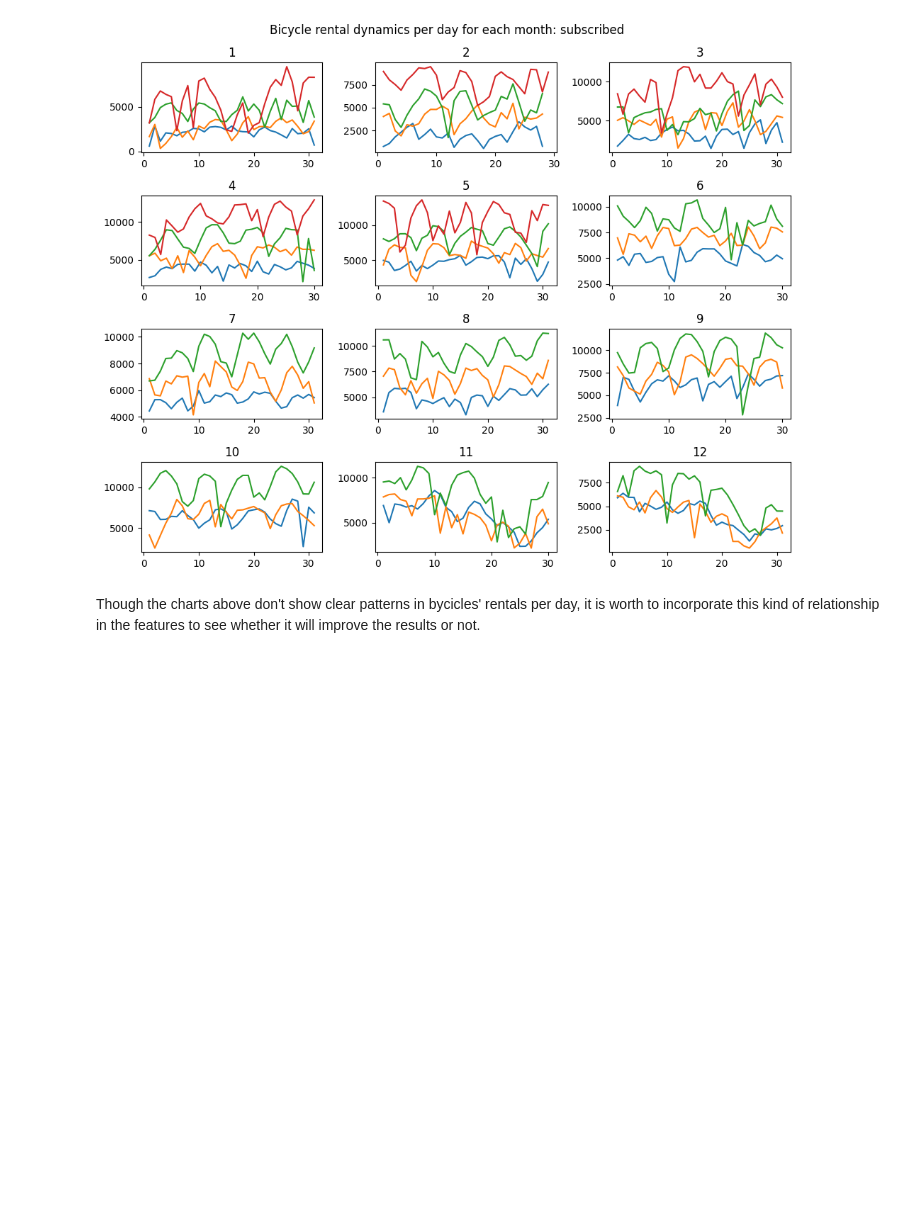
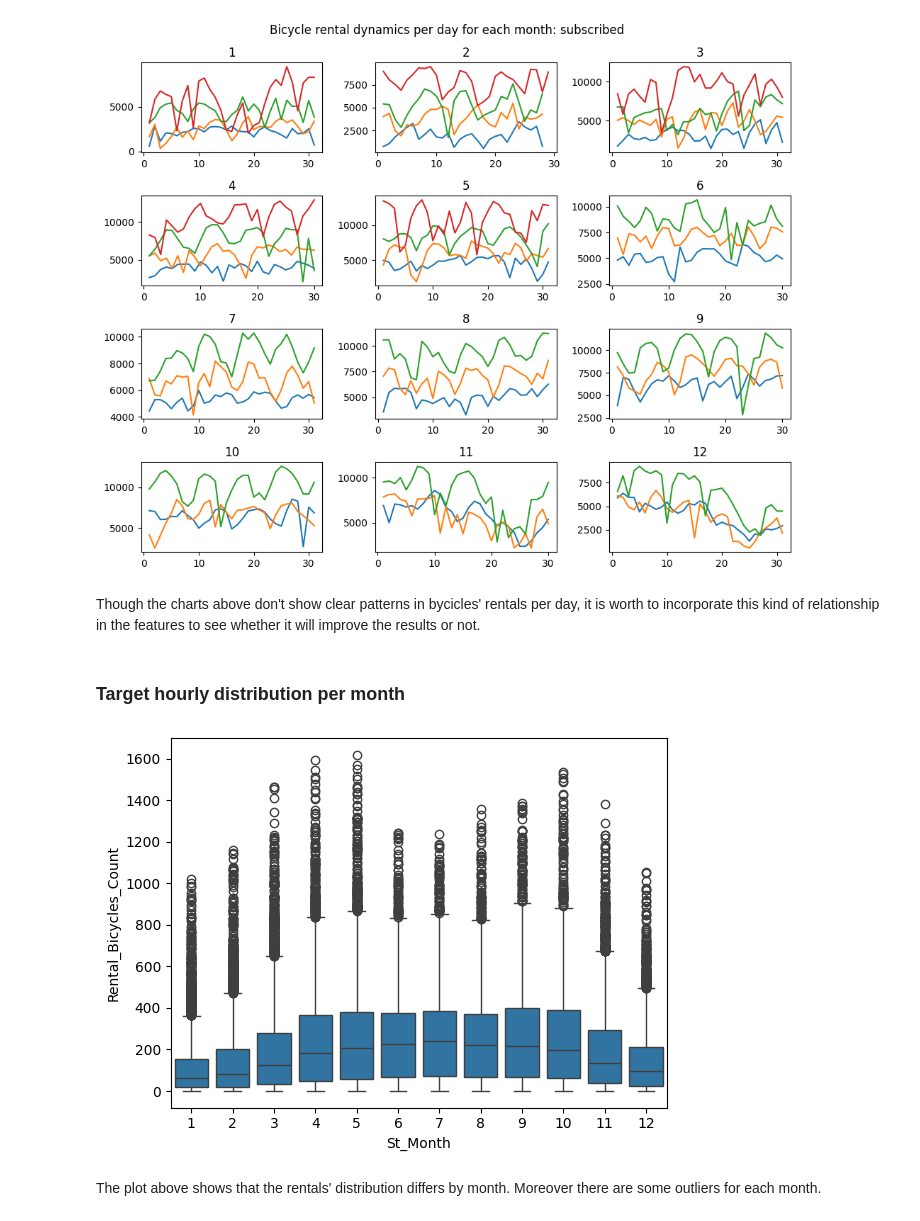
Before and after one commit to VaheC/MH_BicycleDemand_Hackathon, a Jupyter notebook: eda.ipynb, the cells around one changed output. Drawn from its saved outputs; the diff is of its cells as text; code cells hidden in the pictures; blank space fills up the shorter version.

```diff
--- a/eda.ipynb
+++ b/eda.ipynb
@@ -439,3 +469,11 @@ for user_type in year_month_day_grouped_df['User_type'].unique():
 [figure]
 # %% [markdown]
 Though the charts above don't show clear patterns in bycicles' rentals per day, it is worth to incorporate this kind of relationship in the features to see whether it will improve the results or not.
+# %% [markdown]
+### Target hourly distribution per month
+# %%
+sns.boxplot(x='St_Month', y='Rental_Bicycles_Count', data=train_df);
+# %% [output]
+[figure, added]
+# %% [markdown]
+The plot above shows that the rentals' distribution differs by month. Moreover there are some outliers for each month.
```
Also changed, not shown: parts of 3 cells of this notebook.
